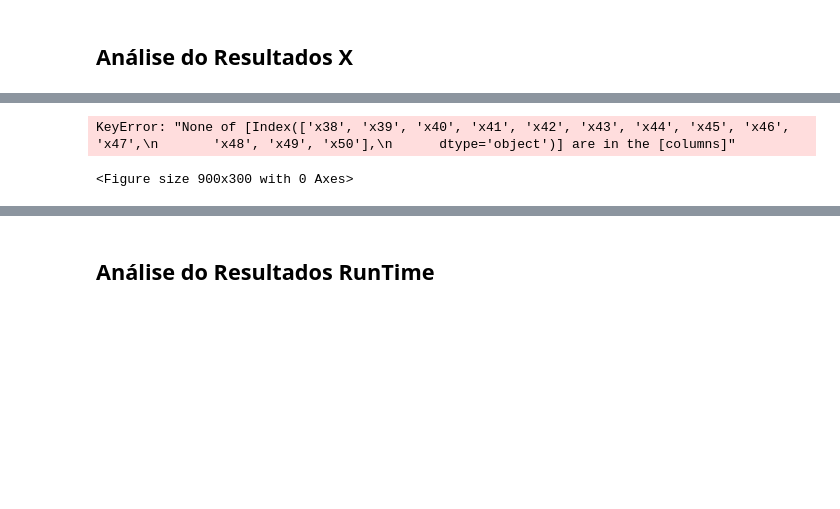
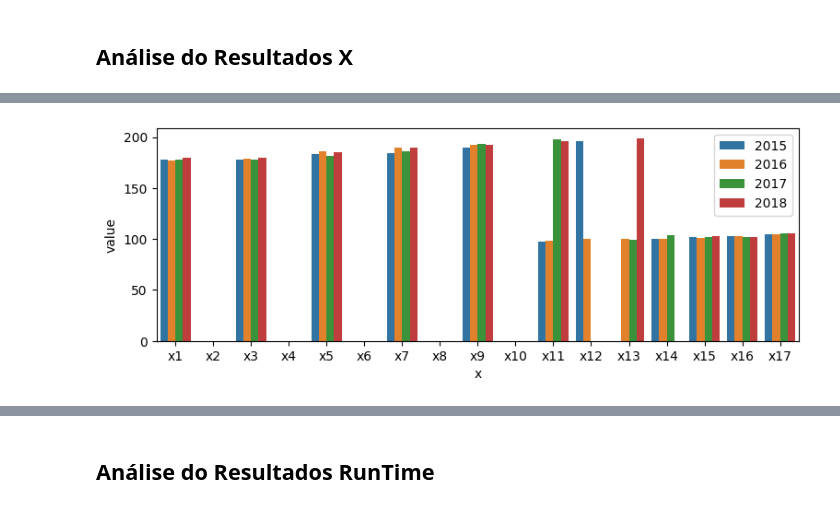
Before and after one commit to MarcioB1999/Prev_For_ULS, a Jupyter notebook: Modelo_pi/resultados_pi_analise.ipynb, the cells around one changed output, grey strips where cells are left out. Drawn from its saved outputs; the diff is of its cells as text; code cells hidden in the pictures; blank space fills up the shorter version.

```diff
--- a/Modelo_pi/resultados_pi_analise.ipynb
+++ b/Modelo_pi/resultados_pi_analise.ipynb
@@ -137,0 +126,2 @@ plt.savefig('C:/Users/marcio/Documents/Prev_For_ULS/Resultados/img/ResultX.png',
+# %%
+boxPlot_x_treino['year'] = [2015+j for i in range(17) for j in range(4)]
@@ -138,17 +144,12 @@ plt.savefig('C:/Users/marcio/Documents/Prev_For_ULS/Resultados/img/ResultX.png',
 # %%
 fig=plt.figure(figsize=(9,3))
 
-aux = result_x_treino[[f'x{i}' for i in range(38,51)]].iloc[0:4,:]
-ano = 0
-for i in aux.values:
-    plt.plot([f'x{i}' for i in range(1,17)],i,marker='.',linestyle=':',label=f'{2015+ano}')
-    ano+=1
+sns.barplot(data=boxPlot_x_treino, x="x", y="value", hue="year")
 
 plt.legend()
-plt.savefig('C:/Users/marcio/Documents/Prev_For_ULS/Resultados/img/ResultX38-50.png', format='png', bbox_inches='tight',pad_inches = 0.1)
+plt.savefig('C:/Users/marcio/Documents/Prev_For_ULS/Resultados/img/ResultX1-17.png', format='png', bbox_inches='tight',pad_inches = 0.1)
 # %% [output]
-KeyError: "None of [Index(['x38', 'x39', 'x40', 'x41', 'x42', 'x43', 'x44', 'x45', 'x46', 'x47',\n       'x48', 'x49', 'x50'],\n      dtype='object')] are in the [columns]"
-<Figure size 900x300 with 0 Axes>
+[figure, added]
 # %%
 resultados_treino['ObjBound']
 # %% [output]
```
Also changed, not shown: parts of 11 cells of this notebook, 2 other files.
